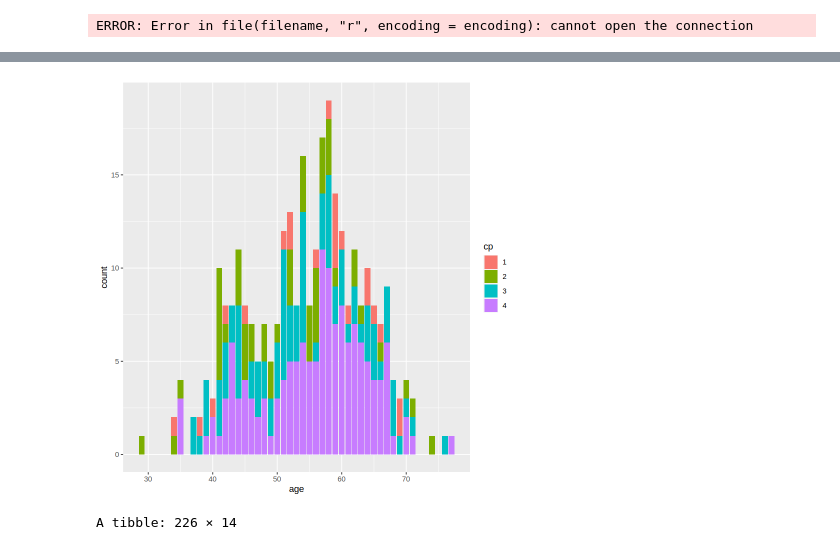
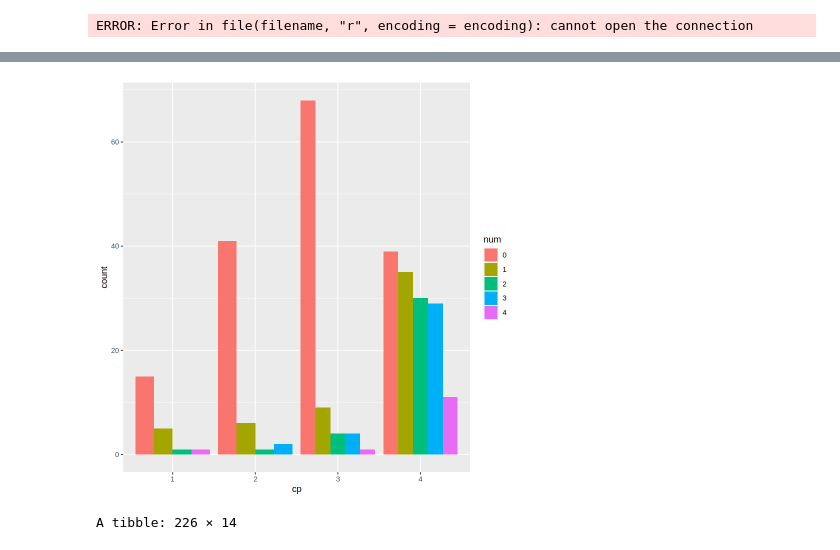
Before and after one commit to Mikeee12138/Group-Project-dsci100, a Jupyter notebook: Proposal.ipynb, the cells around one changed output, grey strips where cells are left out. Cells and saved outputs as stored; diff of their text form; code cells hidden in the pictures.

Commit message:
Changed Plot to num

```diff
--- a/Proposal.ipynb
+++ b/Proposal.ipynb
@@ -63,13 +63,13 @@ A spec_tbl_df: 302 × 14
 | 57 | 0 | 2 | 130 | 236 | 0 | 2 | 174 | 0 | 0.0 | 2 | 1.0 | ... |
 | 38 | 1 | 3 | 138 | 175 | 0 | 0 | 173 | 0 | 0.0 | 1 | ? | ... |
 # %%
-heart_disease <- mutate(heart_disease, cp = as.factor(cp))
+heart_disease <- mutate(heart_disease, num = as.factor(num))
 heart_disease_plot <- heart_disease |>
-ggplot(aes (x = age, fill = cp)) +
-geom_bar()
+ggplot(aes (x = cp, fill = num)) +
+geom_bar(position = "dodge")
 heart_disease_plot
 # %% [output]
-[figure, old version]
+[figure, new version]
 # %%
 heart_disease_split <- initial_split(heart_disease , prop = 0.75, strata = num)
 heart_disease_train <- training(heart_disease_split)
```
